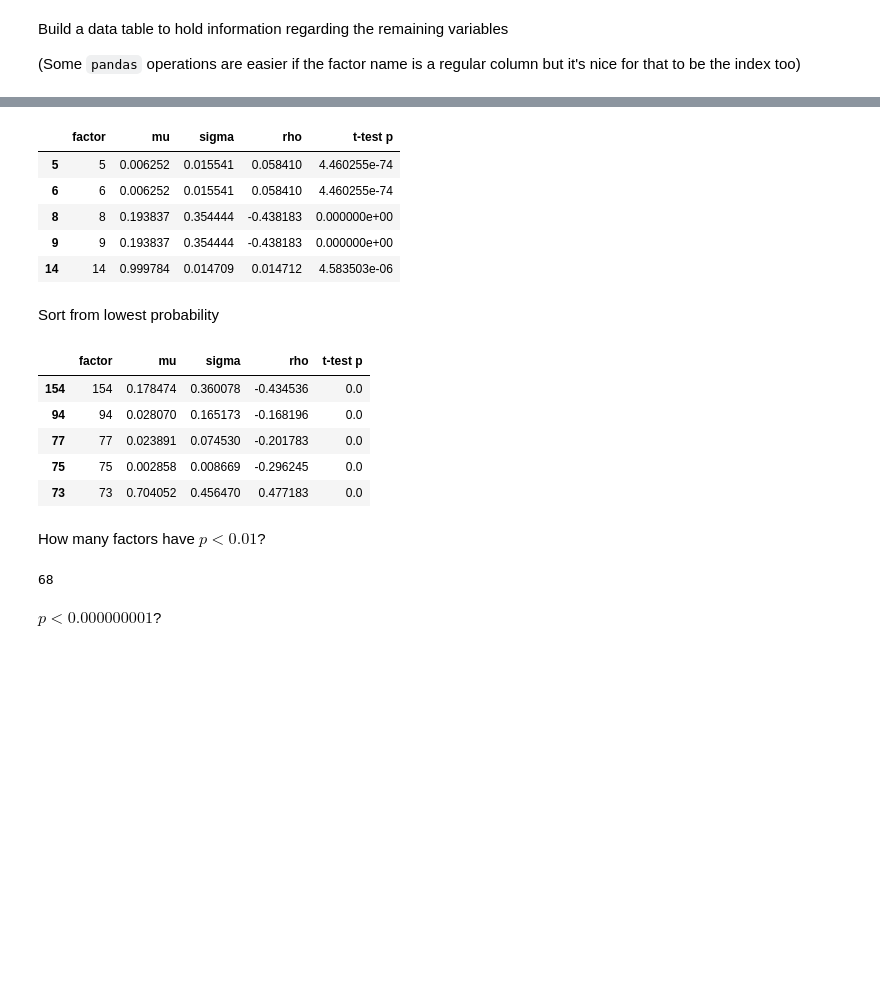
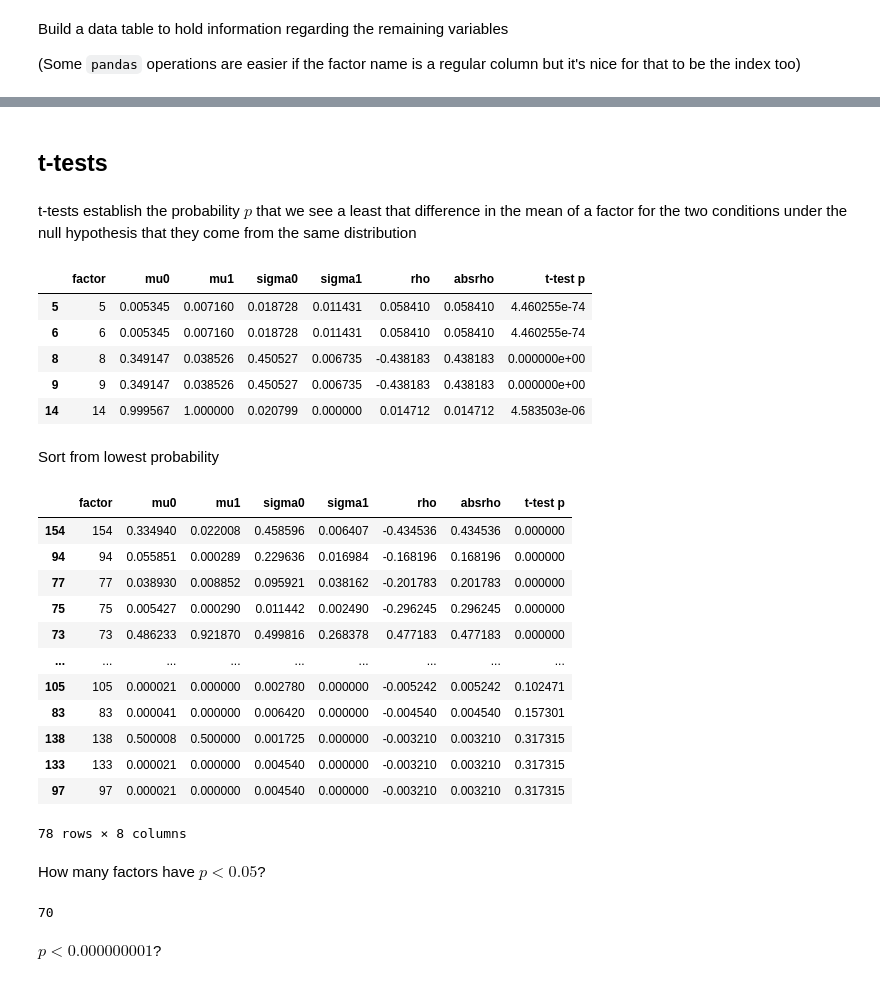
Before and after one commit to AML-Project-Group/impersonation_detection, a Jupyter notebook: feature selection.ipynb, the cells around one changed output, grey strips where cells are left out. Drawn from its saved outputs; the diff is of its cells as text; code cells hidden in the pictures; blank space fills up the shorter version.

Commit message:
identify particularly sparse factors

```diff
--- a/feature selection.ipynb
+++ b/feature selection.ipynb
@@ -19,11 +30,13 @@ Build a data table to hold information regarding the remaining variables
 
 (Some `pandas` operations are easier if the factor name is a regular column but it's nice for that to be the index too)
 # %%
-factors = pd.DataFrame(data = train.columns[:-1], columns = ['factor'], index = train.columns[:-1])
+factors = pd.DataFrame(data = trainX.columns, columns = ['factor'], index = train.columns[:-1])
 # %%
-factors["mu"] = factors.factor.apply(lambda f: train[f].mean())
+factors["mu0"] = factors.factor.apply(lambda f: trainX0[f].mean())
+factors["mu1"] = factors.factor.apply(lambda f: trainX1[f].mean())
 
-factors["sigma"] = factors.factor.apply(lambda f: train[f].std())
+factors["sigma0"] = factors.factor.apply(lambda f: trainX0[f].std())
+factors["sigma1"] = factors.factor.apply(lambda f: trainX1[f].std())
 
 factors["rho"] = factors.factor.apply(lambda f: train[f].corr(train["155"]))
 
@@ -39,0 +55,2 @@ Conduct t-tests to establish the probability that the distribution of each facto
+# %%
+factors["absrho"]=abs(factors["rho"])
@@ -40,36 +77,47 @@ Conduct t-tests to establish the probability that the distribution of each facto
+# %% [markdown]
+## t-tests
+# %% [markdown]
+t-tests establish the probability $p$ that we see a least that difference in the mean of a factor for the two conditions under the null hypothesis that they come from the same distribution
 # %%
 from scipy.stats import ttest_ind
 # %%
 factors["t-test p"] = factors.factor.apply(
-    lambda f: ttest_ind(train[f].loc[train["155"]==0],
-                        train[f].loc[train["155"]==1],
+    lambda f: ttest_ind(trainX0[f],
+                        trainX1[f],
                         equal_var=False)[1]
 )
 factors.head()
 # %% [output]
-|  | factor | mu | sigma | rho | t-test p |
-| 5 | 5 | 0.006252 | 0.015541 | 0.058410 | 4.460255e-74 |
-| 6 | 6 | 0.006252 | 0.015541 | 0.058410 | 4.460255e-74 |
-| 8 | 8 | 0.193837 | 0.354444 | -0.438183 | 0.000000e+00 |
-| 9 | 9 | 0.193837 | 0.354444 | -0.438183 | 0.000000e+00 |
-| 14 | 14 | 0.999784 | 0.014709 | 0.014712 | 4.583503e-06 |
+|  | factor | mu0 | mu1 | sigma0 | sigma1 | rho | absrho | t-test p |
+| 5 | 5 | 0.005345 | 0.007160 | 0.018728 | 0.011431 | 0.058410 | 0.058410 | 4.460255e-74 |
+| 6 | 6 | 0.005345 | 0.007160 | 0.018728 | 0.011431 | 0.058410 | 0.058410 | 4.460255e-74 |
+| 8 | 8 | 0.349147 | 0.038526 | 0.450527 | 0.006735 | -0.438183 | 0.438183 | 0.000000e+00 |
+| 9 | 9 | 0.349147 | 0.038526 | 0.450527 | 0.006735 | -0.438183 | 0.438183 | 0.000000e+00 |
+| 14 | 14 | 0.999567 | 1.000000 | 0.020799 | 0.000000 | 0.014712 | 0.014712 | 4.583503e-06 |
 # %% [markdown]
 Sort from lowest probability
 # %%
-factors.sort_values(by="t-test p").head()
+factors.sort_values(by="t-test p")
 # %% [output]
-|  | factor | mu | sigma | rho | t-test p |
-| 154 | 154 | 0.178474 | 0.360078 | -0.434536 | 0.0 |
-| 94 | 94 | 0.028070 | 0.165173 | -0.168196 | 0.0 |
-| 77 | 77 | 0.023891 | 0.074530 | -0.201783 | 0.0 |
-| 75 | 75 | 0.002858 | 0.008669 | -0.296245 | 0.0 |
-| 73 | 73 | 0.704052 | 0.456470 | 0.477183 | 0.0 |
+|  | factor | mu0 | mu1 | sigma0 | sigma1 | rho | absrho | t-test p |
+| 154 | 154 | 0.334940 | 0.022008 | 0.458596 | 0.006407 | -0.434536 | 0.434536 | 0.000000 |
+| 94 | 94 | 0.055851 | 0.000289 | 0.229636 | 0.016984 | -0.168196 | 0.168196 | 0.000000 |
+| 77 | 77 | 0.038930 | 0.008852 | 0.095921 | 0.038162 | -0.201783 | 0.201783 | 0.000000 |
+| 75 | 75 | 0.005427 | 0.000290 | 0.011442 | 0.002490 | -0.296245 | 0.296245 | 0.000000 |
+| 73 | 73 | 0.486233 | 0.921870 | 0.499816 | 0.268378 | 0.477183 | 0.477183 | 0.000000 |
+| ... | ... | ... | ... | ... | ... | ... | ... | ... |
+| 105 | 105 | 0.000021 | 0.000000 | 0.002780 | 0.000000 | -0.005242 | 0.005242 | 0.102471 |
+| 83 | 83 | 0.000041 | 0.000000 | 0.006420 | 0.000000 | -0.004540 | 0.004540 | 0.157301 |
+| 138 | 138 | 0.500008 | 0.500000 | 0.001725 | 0.000000 | -0.003210 | 0.003210 | 0.317315 |
+| 133 | 133 | 0.000021 | 0.000000 | 0.004540 | 0.000000 | -0.003210 | 0.003210 | 0.317315 |
+| 97 | 97 | 0.000021 | 0.000000 | 0.004540 | 0.000000 | -0.003210 | 0.003210 | 0.317315 |
+78 rows × 8 columns
 # %% [markdown]
-How many factors have $p<0.01$?
+How many factors have $p<0.05$?
 # %%
-len(factors[factors["t-test p"] < 0.01])
+len(factors[factors["t-test p"] < 0.05])
 # %% [output]
-68
+70
 # %% [markdown]
 $p<0.000000001$?
 # %%
```
Also changed, not shown: parts of 22 cells of this notebook.
